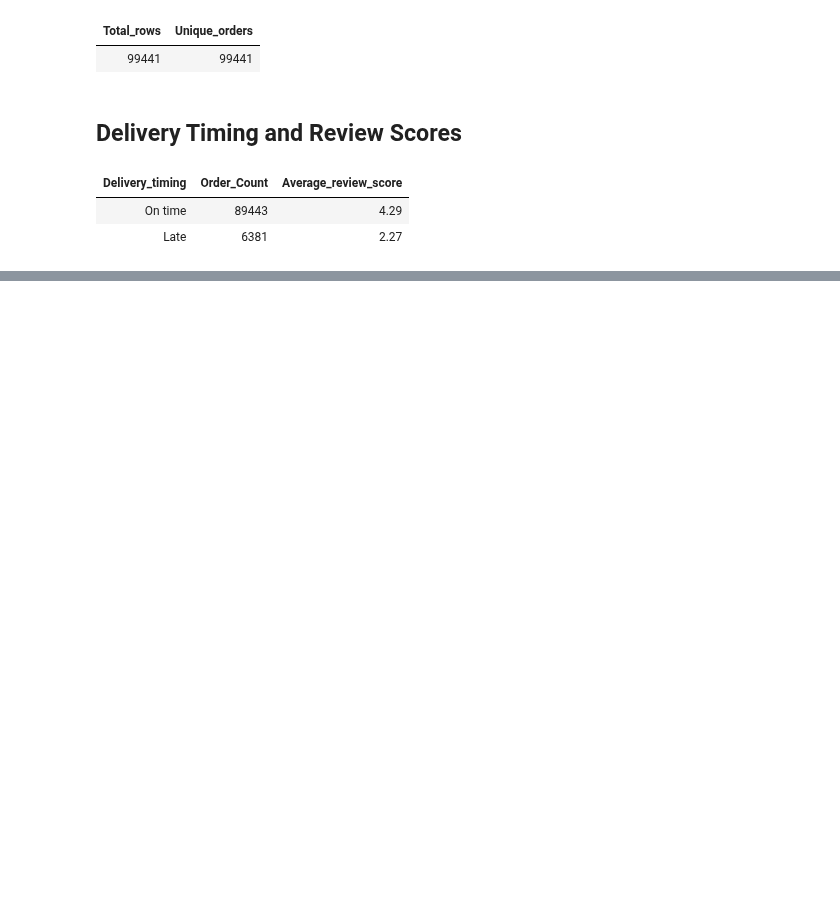
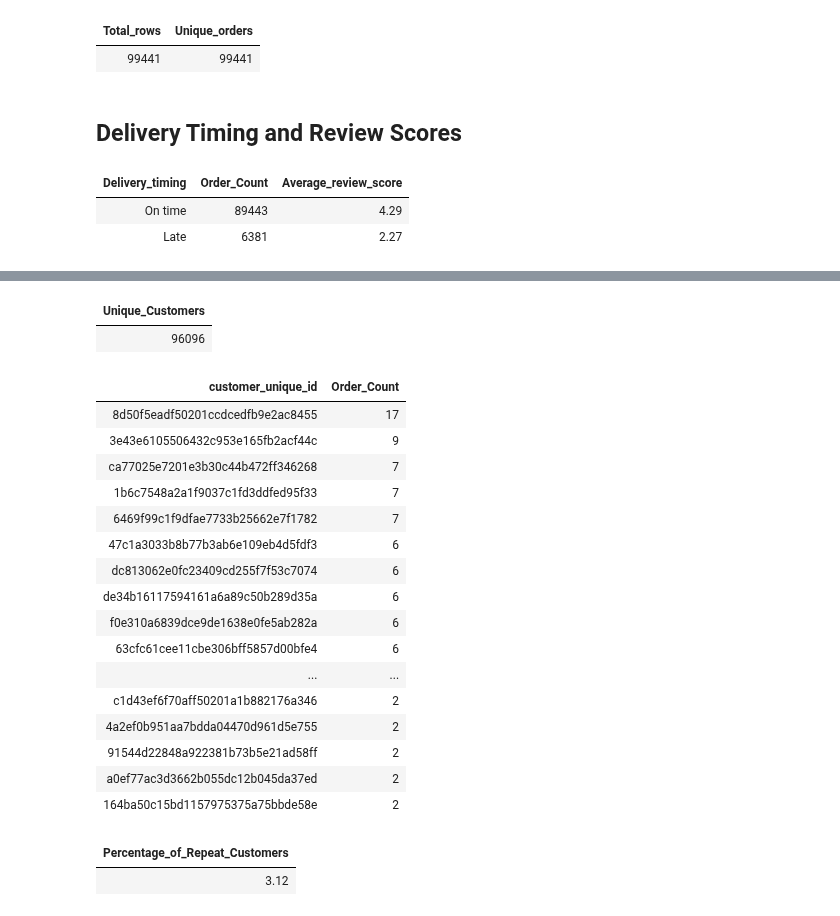
Before and after one commit to utsahpradhan/olist-marketplace-analytics, a Jupyter notebook: Olist_Analysis.ipynb, the cells around one changed output, grey strips where cells are left out. Saved outputs shown, nothing was run; the diff lists cells and outputs as text; code cells hidden in the pictures; blank space fills up the shorter version.

```diff
--- a/Olist_Analysis.ipynb
+++ b/Olist_Analysis.ipynb
@@ -1153,0 +1222,51 @@ GROUP BY
+# %%
+%sql
+SELECT COUNT(DISTINCT customer_unique_id) AS Unique_Customers FROM orders_with_customers
+# %% [output]
+| Unique_Customers |
+| 96096 |
+# %%
+%sql
+SELECT customer_unique_id, COUNT(customer_unique_id) AS Order_Count
+FROM orders_with_customers
+GROUP BY customer_unique_id
+HAVING Order_Count > 1
+ORDER BY Order_Count DESC
+# %% [output]
+| customer_unique_id | Order_Count |
+| 8d50f5eadf50201ccdcedfb9e2ac8455 | 17 |
+| 3e43e6105506432c953e165fb2acf44c | 9 |
+| ca77025e7201e3b30c44b472ff346268 | 7 |
+| 1b6c7548a2a1f9037c1fd3ddfed95f33 | 7 |
+| 6469f99c1f9dfae7733b25662e7f1782 | 7 |
+| 47c1a3033b8b77b3ab6e109eb4d5fdf3 | 6 |
+| dc813062e0fc23409cd255f7f53c7074 | 6 |
+| de34b16117594161a6a89c50b289d35a | 6 |
+| f0e310a6839dce9de1638e0fe5ab282a | 6 |
+| 63cfc61cee11cbe306bff5857d00bfe4 | 6 |
+| ... | ... |
+| c1d43ef6f70aff50201a1b882176a346 | 2 |
+| 4a2ef0b951aa7bdda04470d961d5e755 | 2 |
+| 91544d22848a922381b73b5e21ad58ff | 2 |
+| a0ef77ac3d3662b055dc12b045da37ed | 2 |
+| 164ba50c15bd1157975375a75bbde58e | 2 |
+# %%
+%sql
+WITH Repeat_Customers AS (
+    SELECT
+        customer_unique_id,
+        COUNT(*) AS Order_count
+    FROM orders_with_customers
+    GROUP BY customer_unique_id
+    HAVING COUNT(*) > 1
+)
+SELECT
+    ROUND(
+        (SELECT COUNT(*) FROM Repeat_Customers) * 100.0
+        / NULLIF(COUNT(DISTINCT customer_unique_id), 0),
+        2
+    ) AS Percentage_of_Repeat_Customers
+FROM orders_with_customers;
+# %% [output]
+| Percentage_of_Repeat_Customers |
+| 3.12 |
```
Also changed, not shown: parts of 6 cells of this notebook.
